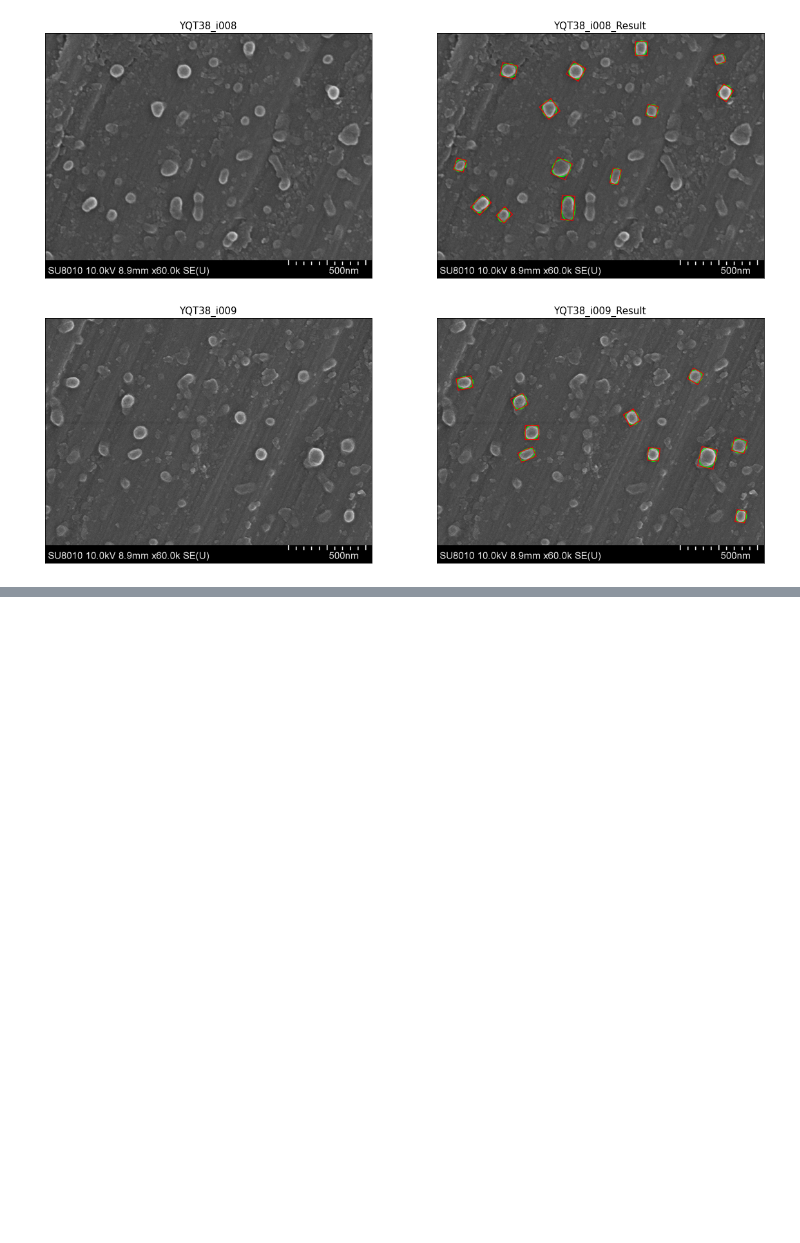
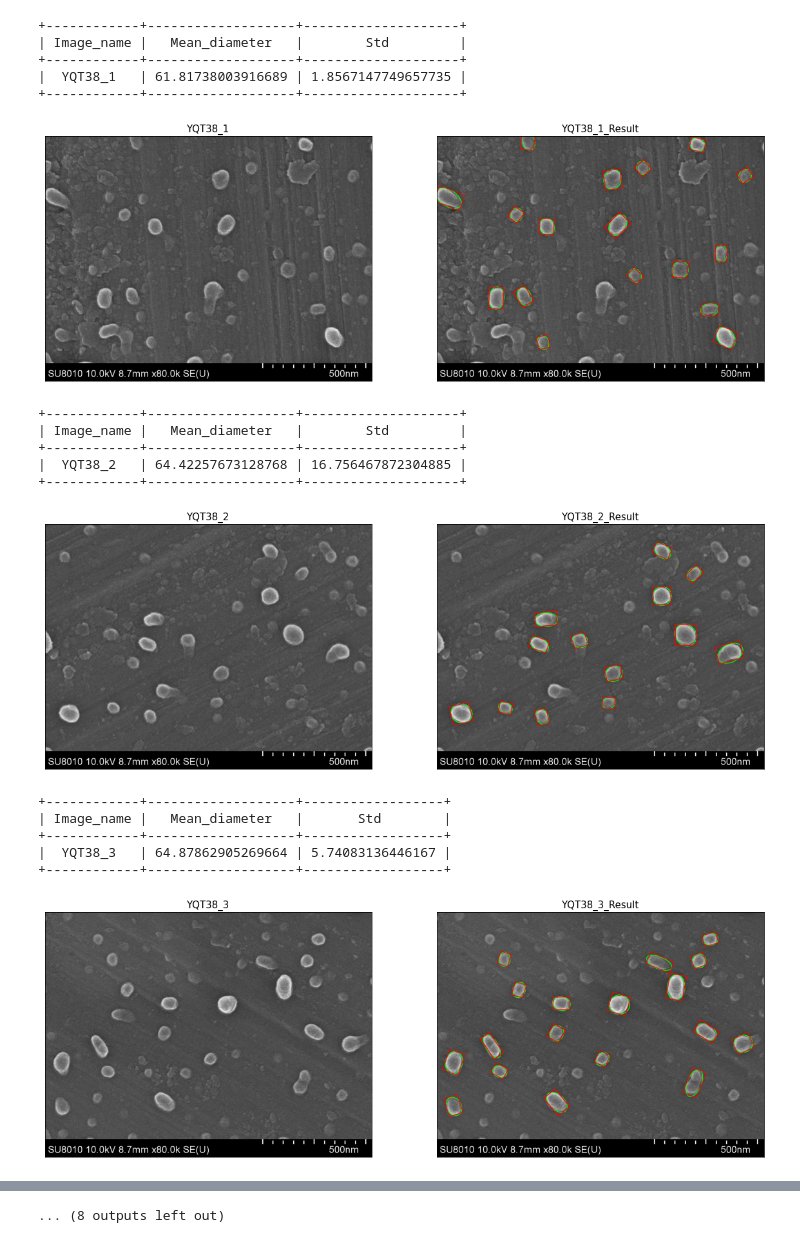
Before and after one commit to Louis5228/NTHU-Cell-Labeling, a Jupyter notebook: Calculate_mean_diameter.ipynb, the cells around one changed output, grey strips where cells are left out. Drawn from its saved outputs; the diff is of its cells as text; code cells hidden in the pictures; blank space fills up the shorter version.

Commit message:
print result images and tables

```diff
--- a/Calculate_mean_diameter.ipynb
+++ b/Calculate_mean_diameter.ipynb
@@ -23,20 +24,29 @@ def draw_result(img, minRect, minEllipse):
 
     box = cv2.boxPoints(minRect[N])
     box = np.intp(box)
-    cv2.drawContours(result, [box], 0, (250, 0, 0), 2)
+    cv2.drawContours(result, [box], 0, (255, 0, 0), 2)
 
   plt.subplot(122)
   plt.title(file_name+'_Result', fontsize = 15), plt.xticks([]), plt.yticks([])
   plt.imshow(result)
   plt.show()
+  print('\n')
+# %%
+def print_table(file_name, mean, std):
+  tb = pt.PrettyTable()
+  tb.field_names = ['Image_name', 'Mean_diameter', 'Std']
+  tb.add_row([file_name, mean, std])
+
+  # print("====================== %s ======================" % (file_name))
+  print(tb)
 # %%
 csv_output = '/content/gdrive/My Drive/Cell_Label/YQT38-20201224T062916Z-001/YQT38/jpg/1208.csv'
 with open(csv_output, 'w') as csvfile:
   writer = csv.writer(csvfile)
   writer.writerow(['Image name', 'Mean', 'Std'])
 # %%
-for i in range(8,10):
-  file_name = 'YQT38_i00'+str(i)
+for i in range(1,11):
+  file_name = 'YQT38_'+str(i)
   file_path = f'/content/gdrive/My Drive/Cell_Label/YQT38-20201224T062916Z-001/YQT38/jpg/1208_jpg/{file_name}'
 
   # Loads the image
@@ -59,32 +69,50 @@ for i in range(8,10):
     label_points = np.array(data["shapes"][N]["points"])
     contours = np.round(label_points).astype(int)
 
     # Gets rotated bounding rectangle of contour
     minRect[N] = cv2.minAreaRect(contours)
     # Gets rotated bounding ellipse of contour
     minEllipse[N] = cv2.fitEllipse(contours)
 
     # Calculates ellipse area
     a, b = minEllipse[N][1][0] / 2, minEllipse[N][1][1] / 2
     area_ellipse = math.pi * a * b
     # Calculates mean diameter for each cell
     D = math.sqrt(area_ellipse / math.pi) * 2
 
     diameter_list.append(D)
 
   # Calculatea mean diameter
   mean_diameter = sum(diameter_list) / len(diameter_list)
   # Calculatea standard deviation
   variance = sum([((D - mean_diameter) ** 2) for r in diameter_list]) / len(diameter_list)
   std = variance ** 0.5
 
+  # Print mean and std table
+  print_table(file_name, mean_diameter, std)
   # Draw the origin image and result image
   draw_result(img, minRect, minEllipse)
 
   # Add data to csv file
   # with open(output_path, '+a') as csvfile:
   #   writer = csv.writer(csvfile)
   #   writer.writerow([file_name, mean_diameter, std])
 # %% [output]
++------------+-------------------+--------------------+
+| Image_name |   Mean_diameter   |        Std         |
++------------+-------------------+--------------------+
+|  YQT38_1   | 61.81738003916689 | 1.8567147749657735 |
++------------+-------------------+--------------------+
-[figure, old version]
+[figure, new version]
++------------+-------------------+--------------------+
+| Image_name |   Mean_diameter   |        Std         |
++------------+-------------------+--------------------+
+|  YQT38_2   | 64.42257673128768 | 16.756467872304885 |
++------------+-------------------+--------------------+
-[figure, old version]
+[figure, new version]
++------------+-------------------+------------------+
+| Image_name |   Mean_diameter   |       Std        |
++------------+-------------------+------------------+
+|  YQT38_3   | 64.87862905269664 | 5.74083136446167 |
++------------+-------------------+------------------+
+[figure, added]
@@ -90,0 +137 @@ for i in range(8,10):
+... (8 outputs left out)
```
Also changed, not shown: parts of 2 cells of this notebook.
